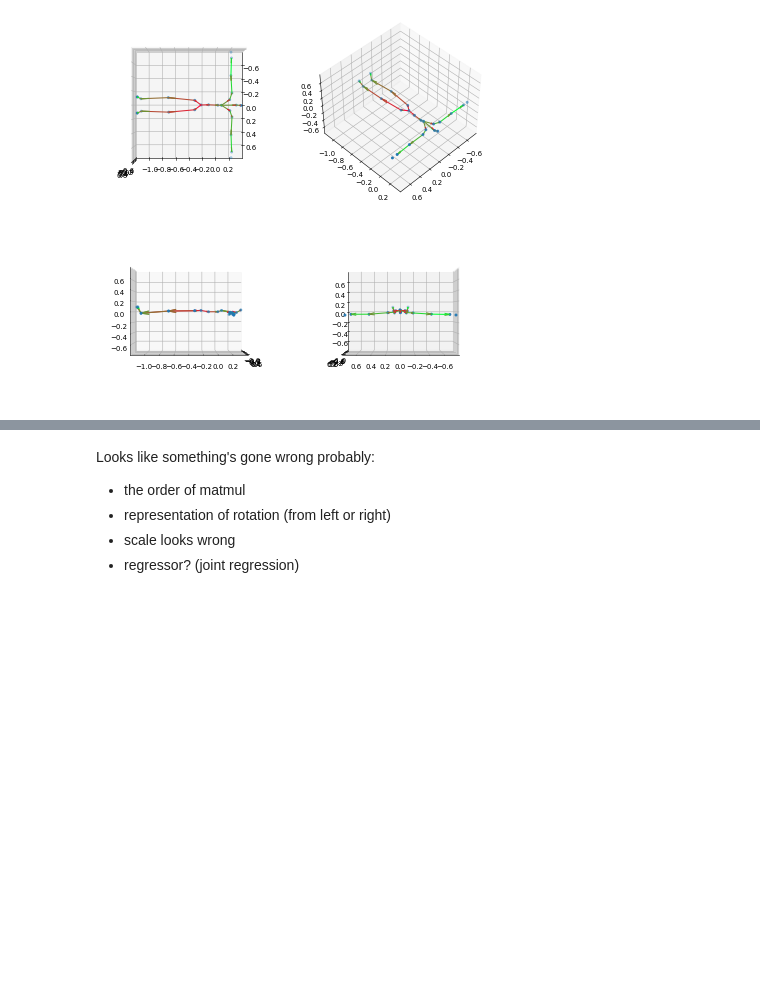
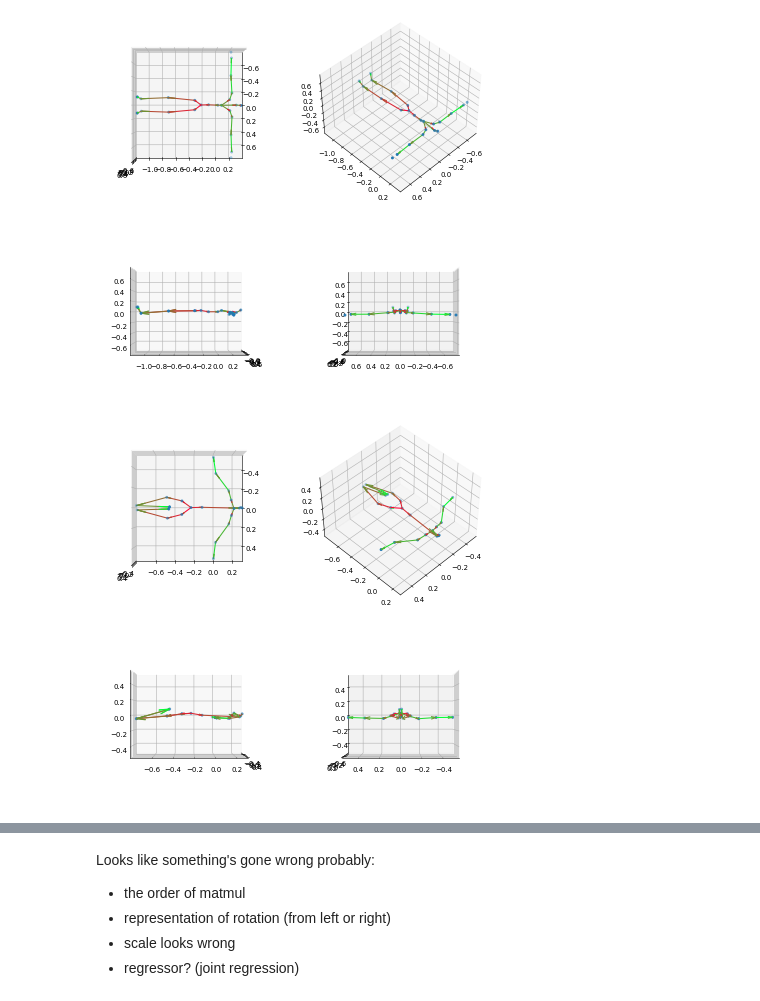
Before and after one commit to How-s-it-going/Partial2FullBodyMotion, a Jupyter notebook: examples/dataset_visualization.ipynb, the cells around one changed output, grey strips where cells are left out. Cells and saved outputs as stored; diff of their text form; code cells hidden in the pictures; blank space fills up the shorter version.

```diff
--- a/examples/dataset_visualization.ipynb
+++ b/examples/dataset_visualization.ipynb
@@ -73,6 +73,11 @@ c = get_gradation(c/np.max(c))
 vis(model['J'], model['kintree_table'])
 # %% [output]
 [figure]
+# %%
+# Visualize base bone structure
+vis(amass.ds[0].map(lambda a, b: tf.concat([b['joint'][0:1], b['joint'][1:22] + tf.gather_nd(b['joint'], tf.expand_dims(model['kintree_table'][0, 1:22], axis=-1))], axis=-2)).as_numpy_iterator().next(), model['kintree_table'])
+# %% [output]
+[figure, added]
 # %%
 a, b = ds.as_numpy_iterator().next()
 b = dataset.apply_trans(b, model['kintree_table']).numpy()[:, :3, 3]
```
Also changed, not shown: parts of 2 cells of this notebook, 1 other file.
